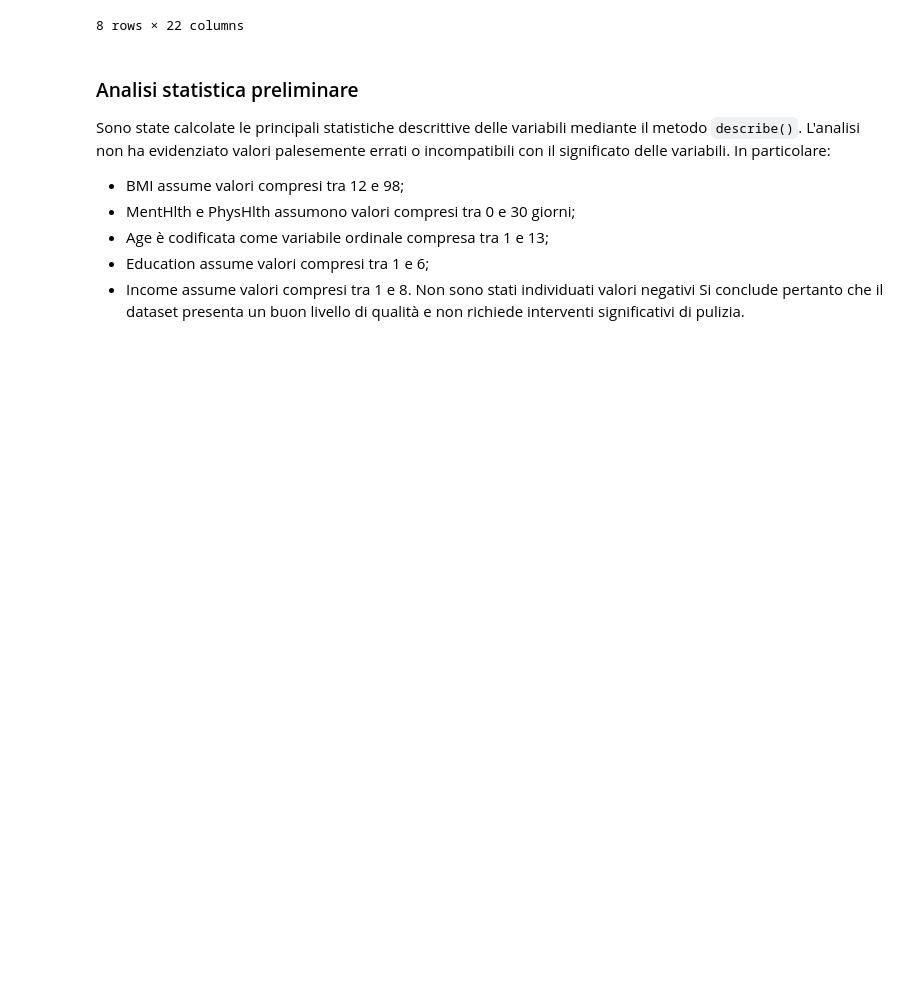
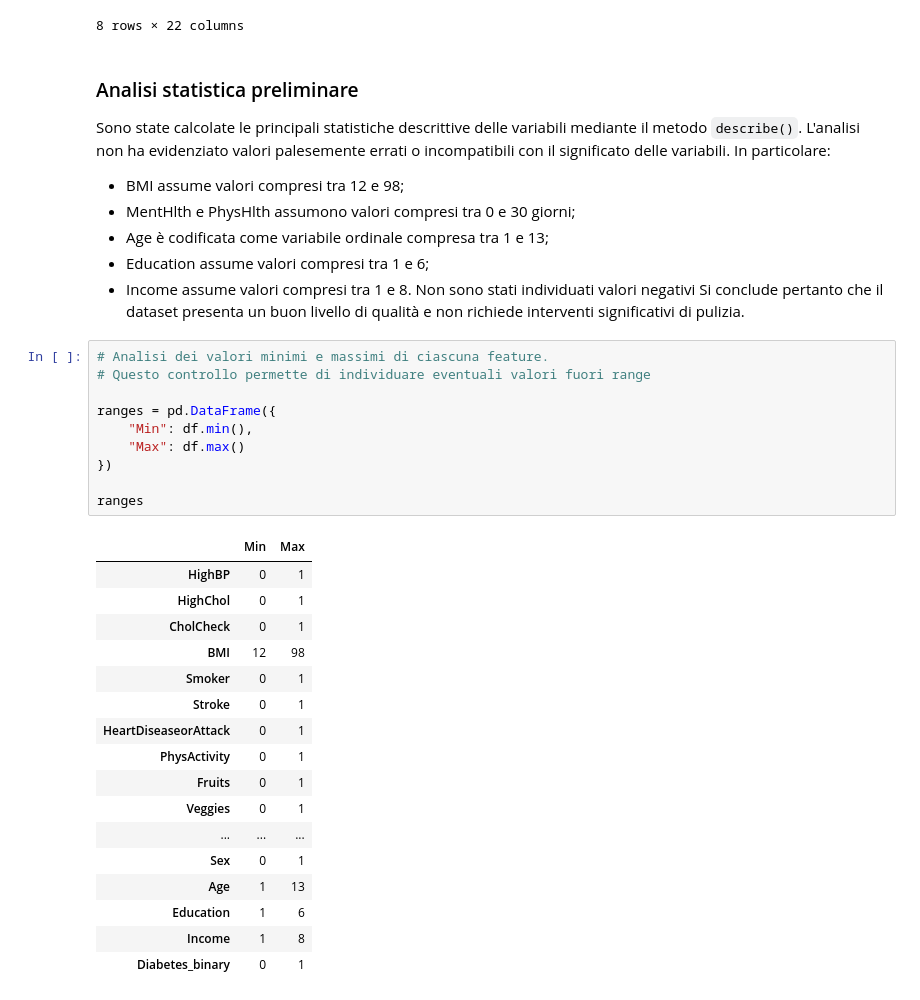
Before and after one commit to yuvisingh121/ML-Project-Uni2026, a Jupyter notebook: ML/notebooks/01_preprocessing.ipynb, the cells around one changed output. Drawn from its saved outputs; the diff is of its cells as text; blank space fills up the shorter version.

```diff
--- a/ML/notebooks/01_preprocessing.ipynb
+++ b/ML/notebooks/01_preprocessing.ipynb
@@ -198,3 +198,31 @@ L'analisi non ha evidenziato valori palesemente errati o incompatibili con il si
 - Income assume valori compresi tra 1 e 8.
 Non sono stati individuati valori negativi
 Si conclude pertanto che il dataset presenta un buon livello di qualità e non richiede interventi significativi di pulizia.
+# %%
+# Analisi dei valori minimi e massimi di ciascuna feature.
+# Questo controllo permette di individuare eventuali valori fuori range
+
+ranges = pd.DataFrame({
+    "Min": df.min(),
+    "Max": df.max()
+})
+
+ranges
+# %% [output]
+|  | Min | Max |
+| HighBP | 0 | 1 |
+| HighChol | 0 | 1 |
+| CholCheck | 0 | 1 |
+| BMI | 12 | 98 |
+| Smoker | 0 | 1 |
+| Stroke | 0 | 1 |
+| HeartDiseaseorAttack | 0 | 1 |
+| PhysActivity | 0 | 1 |
+| Fruits | 0 | 1 |
+| Veggies | 0 | 1 |
+| ... | ... | ... |
+| Sex | 0 | 1 |
+| Age | 1 | 13 |
+| Education | 1 | 6 |
+| Income | 1 | 8 |
+| Diabetes_binary | 0 | 1 |
```
Also changed, not shown: parts of 6 cells of this notebook.
